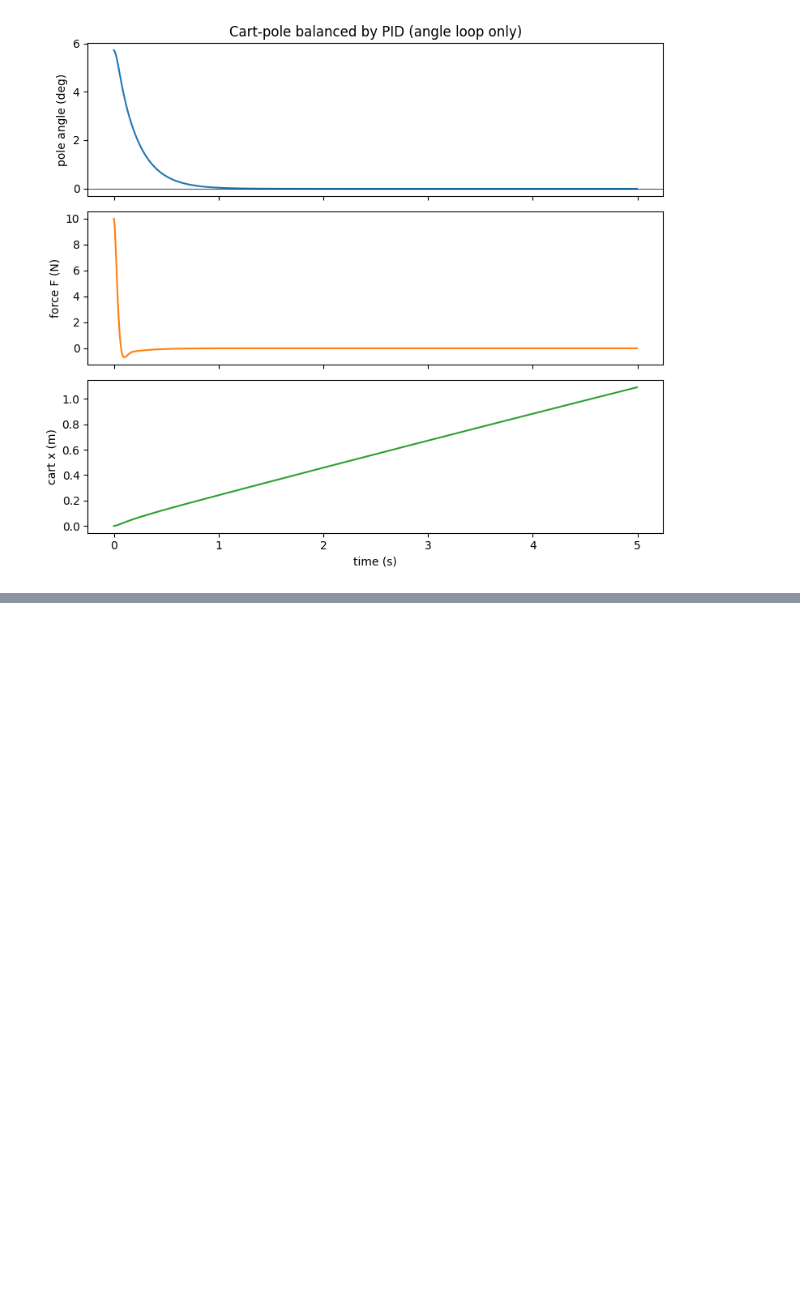
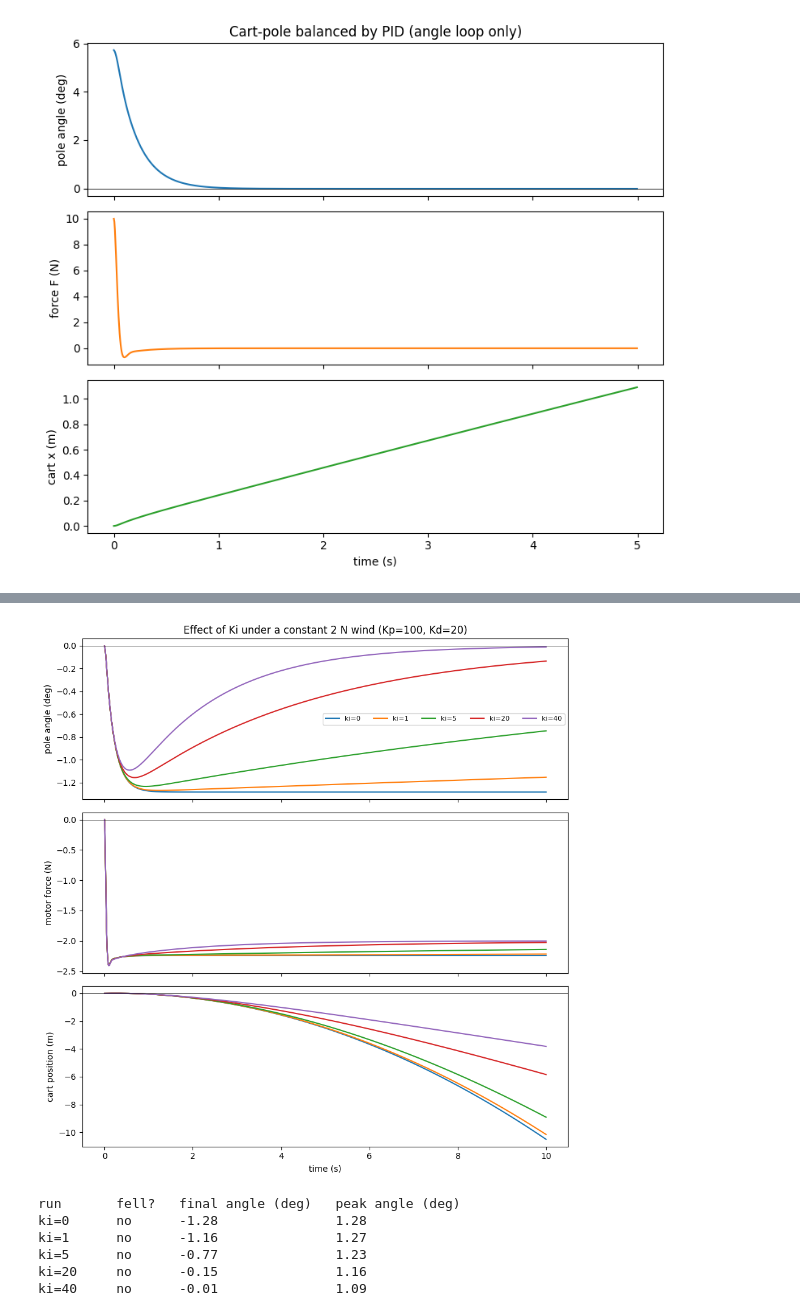
Before and after one commit to Series-Parallel/Machine_in_control, a Jupyter notebook: cartpole_pid.ipynb, the cells around one changed output, grey strips where cells are left out. Drawn from its saved outputs; the diff is of its cells as text; code cells hidden in the pictures; blank space fills up the shorter version.

```diff
--- a/cartpole_pid.ipynb
+++ b/cartpole_pid.ipynb
@@ -223,0 +306,19 @@ VBox(children=(FloatSlider(value=100.0, description='Kp  (P: react to lean)', la
+# %%
+# ---- Cell 15: Experiment 3, sweep Ki under a constant 2 N wind ----
+base = dict(kp=100, ki=1, kd=20)
+wind = (0.0, 2.0, 10.0)                       # (start time, force in N, duration in s): constant push on the cart
+runs = sweep("ki", [0, 1, 5, 20, 40], base, T=10.0, th0=0.0, push=wind)
+plot_runs(runs, "Effect of Ki under a constant 2 N wind (Kp=100, Kd=20)", rows=("angle", "force", "cart"))
+
+print(f"{'run':<10}{'fell?':<8}{'final angle (deg)':<20}{'peak angle (deg)':<18}")
+for label, log in runs:
+    last = log[log[:, 0] > log[-1, 0] - 1.0]                 # average over the last second
+    print(f"{label:<10}{('YES' if log[-1, 5] else 'no'):<8}{np.degrees(last[:, 2].mean()):<20.2f}{np.degrees(np.abs(log[:, 2]).max()):<18.2f}")
+# %% [output]
+[figure, added]
+run       fell?   final angle (deg)   peak angle (deg)
+ki=0      no      -1.28               1.28
+ki=1      no      -1.16               1.27
+ki=5      no      -0.77               1.23
+ki=20     no      -0.15               1.16
+ki=40     no      -0.01               1.09
```
Also changed, not shown: parts of 6 cells of this notebook.
